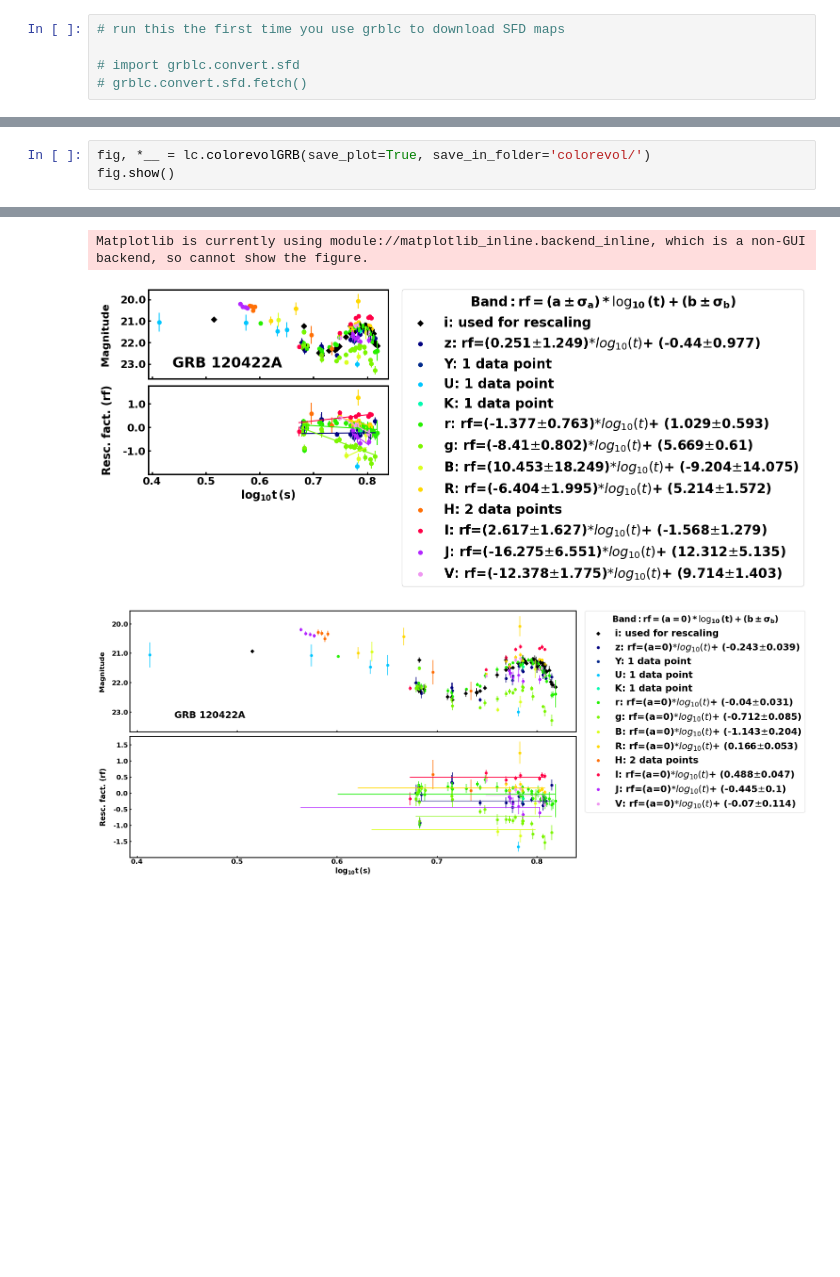
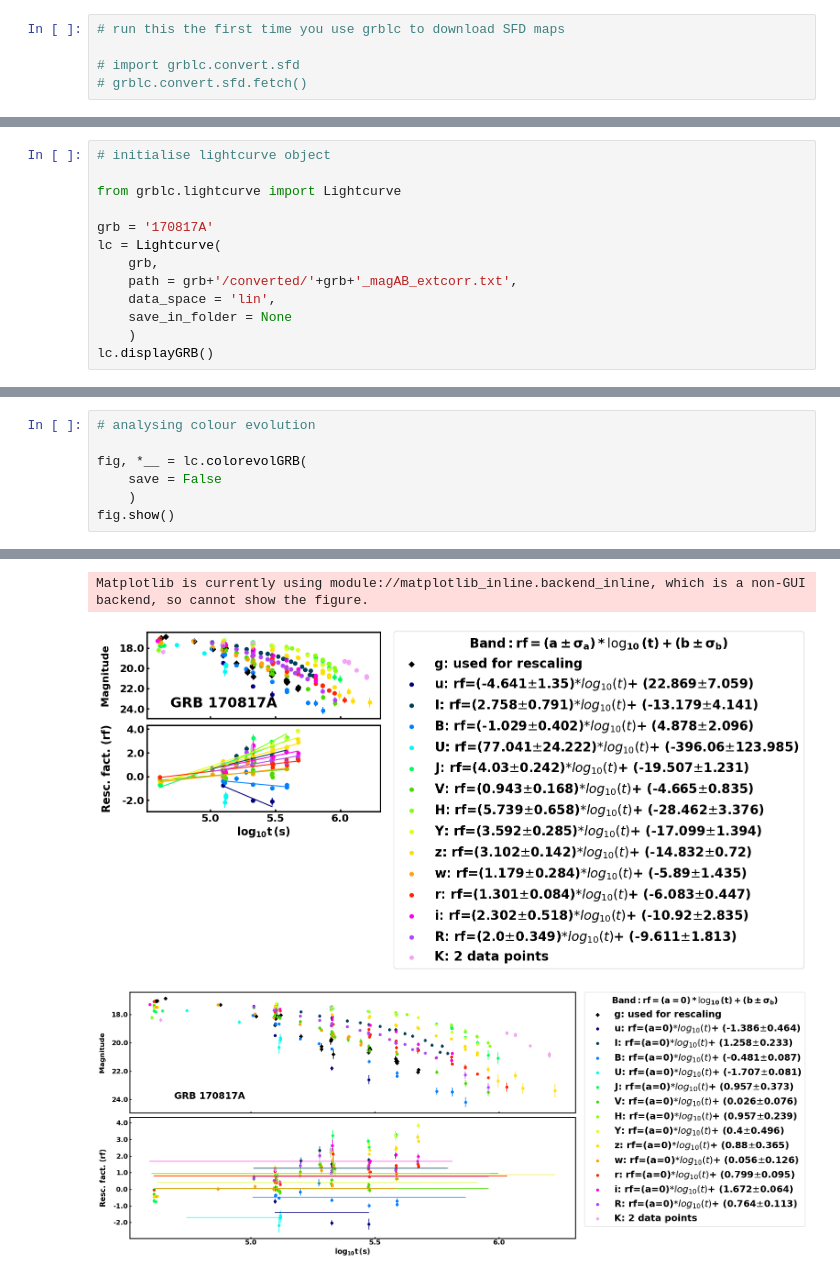
Before and after one commit to SLAC-Gamma-Rays/grbLC, a Jupyter notebook: examples/grblc_demo.ipynb, the cells around one changed output, grey strips where cells are left out. Saved outputs shown, nothing was run; the diff lists cells and outputs as text; blank space fills up the shorter version.

```diff
--- a/examples/grblc_demo.ipynb
+++ b/examples/grblc_demo.ipynb
@@ -53,0 +67,13 @@ lc.displayGRB()
+# %%
+# initialise lightcurve object
+
+from grblc.lightcurve import Lightcurve
+
+grb = '170817A'
+lc = Lightcurve(
+    grb,
+    path = grb+'/converted/'+grb+'_magAB_extcorr.txt',
+    data_space = 'lin',
+    save_in_folder = None
+    )
+lc.displayGRB()
@@ -54,4 +94,8 @@ lc.displayGRB()
 # %%
-fig, *__ = lc.colorevolGRB(save_plot=True, save_in_folder='colorevol/')
+# analysing colour evolution
+
+fig, *__ = lc.colorevolGRB(
+    save = False
+    )
 fig.show()
 # %% [output]
@@ -75,4 +119,4 @@ No color evolution:   ; Color evolution:  z r g B R I J V
 Matplotlib is currently using module://matplotlib_inline.backend_inline, which is a non-GUI backend, so cannot show the figure.
-[figure, old version]
+[figure, new version]
-[figure, old version]
+[figure, new version]
 # %%
```
Also changed, not shown: parts of 14 cells of this notebook.
